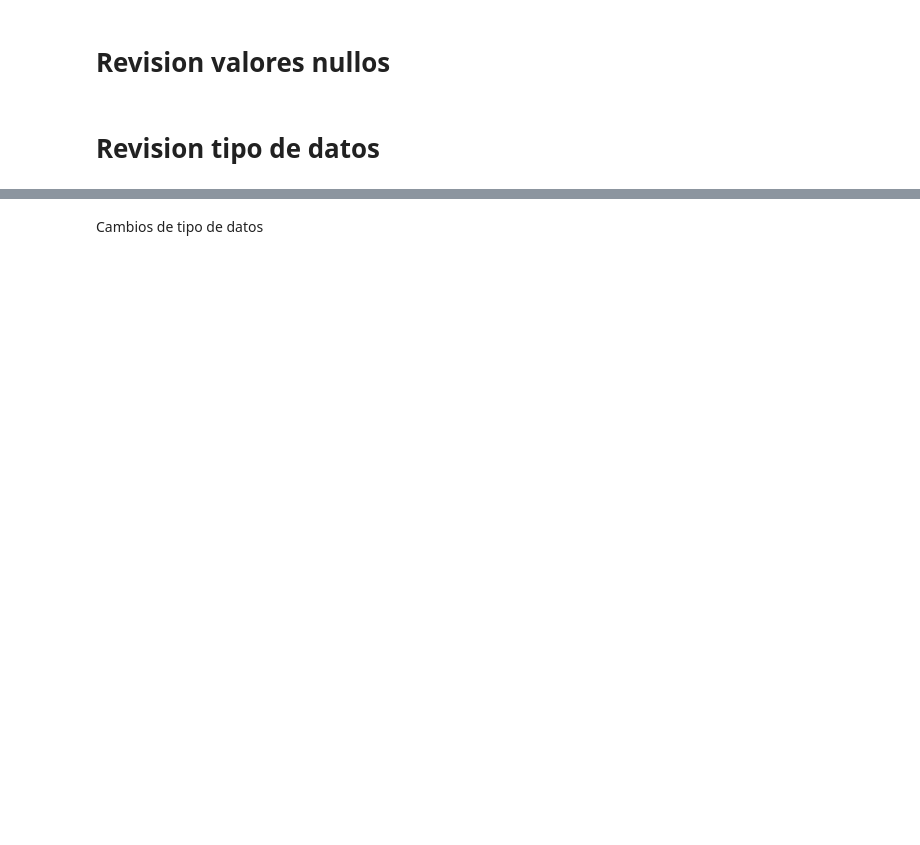
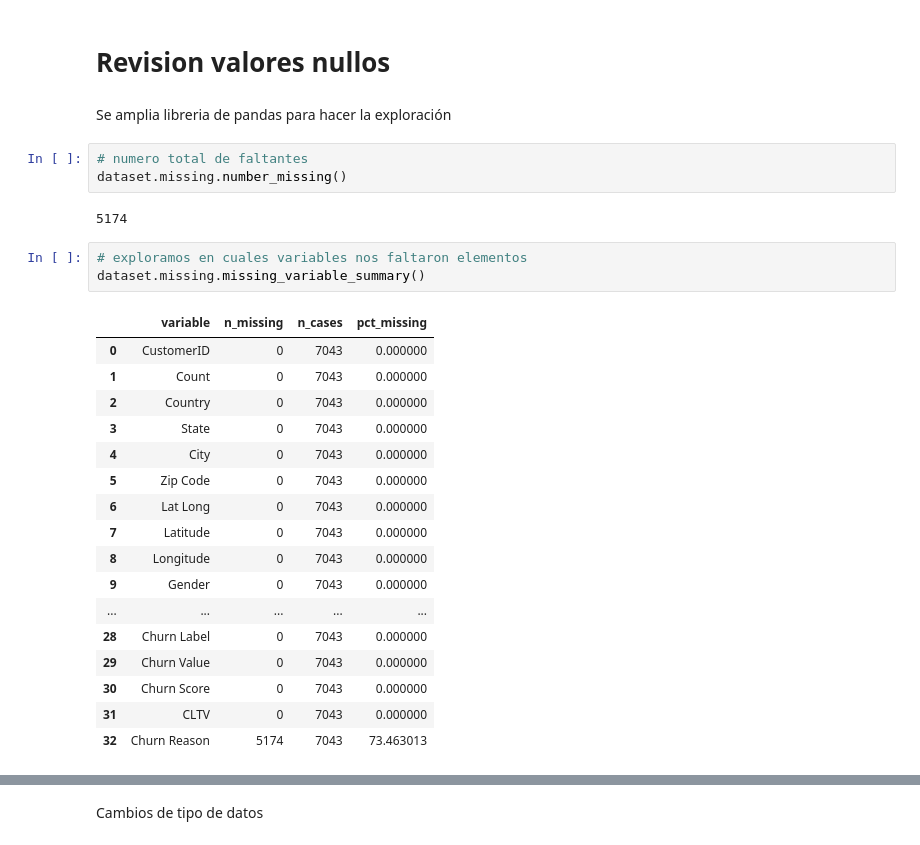
Before and after one commit to Brayam1998/dataScience_Churn, a Jupyter notebook: proyecto churn/Revision_Calidad_Data/revisionYtransformacion.ipynb, the cells around one changed output, grey strips where cells are left out. Cells and saved outputs as stored; diff of their text form; blank space fills up the shorter version.

Commit message:
revisionDataFaltante 50%

```diff
--- a/proyecto churn/Revision_Calidad_Data/revisionYtransformacion.ipynb
+++ b/proyecto churn/Revision_Calidad_Data/revisionYtransformacion.ipynb
@@ -24,4 +66,30 @@ dataSet.head(10)
 # %% [markdown]
 # Revision valores nullos
-# %% [markdown]
-# Revision tipo de datos
+# %% [markdown]
+Se amplia libreria de pandas para hacer la exploración
+# %%
+# numero total de faltantes
+dataset.missing.number_missing()
+# %% [output]
+5174
+# %%
+# exploramos en cuales variables nos faltaron elementos
+dataset.missing.missing_variable_summary()
+# %% [output]
+|  | variable | n_missing | n_cases | pct_missing |
+| 0 | CustomerID | 0 | 7043 | 0.000000 |
+| 1 | Count | 0 | 7043 | 0.000000 |
+| 2 | Country | 0 | 7043 | 0.000000 |
+| 3 | State | 0 | 7043 | 0.000000 |
+| 4 | City | 0 | 7043 | 0.000000 |
+| 5 | Zip Code | 0 | 7043 | 0.000000 |
+| 6 | Lat Long | 0 | 7043 | 0.000000 |
+| 7 | Latitude | 0 | 7043 | 0.000000 |
+| 8 | Longitude | 0 | 7043 | 0.000000 |
+| 9 | Gender | 0 | 7043 | 0.000000 |
+| ... | ... | ... | ... | ... |
+| 28 | Churn Label | 0 | 7043 | 0.000000 |
+| 29 | Churn Value | 0 | 7043 | 0.000000 |
+| 30 | Churn Score | 0 | 7043 | 0.000000 |
+| 31 | CLTV | 0 | 7043 | 0.000000 |
+| 32 | Churn Reason | 5174 | 7043 | 73.463013 |
```
Also changed, not shown: parts of 17 cells of this notebook, 6 other files.
